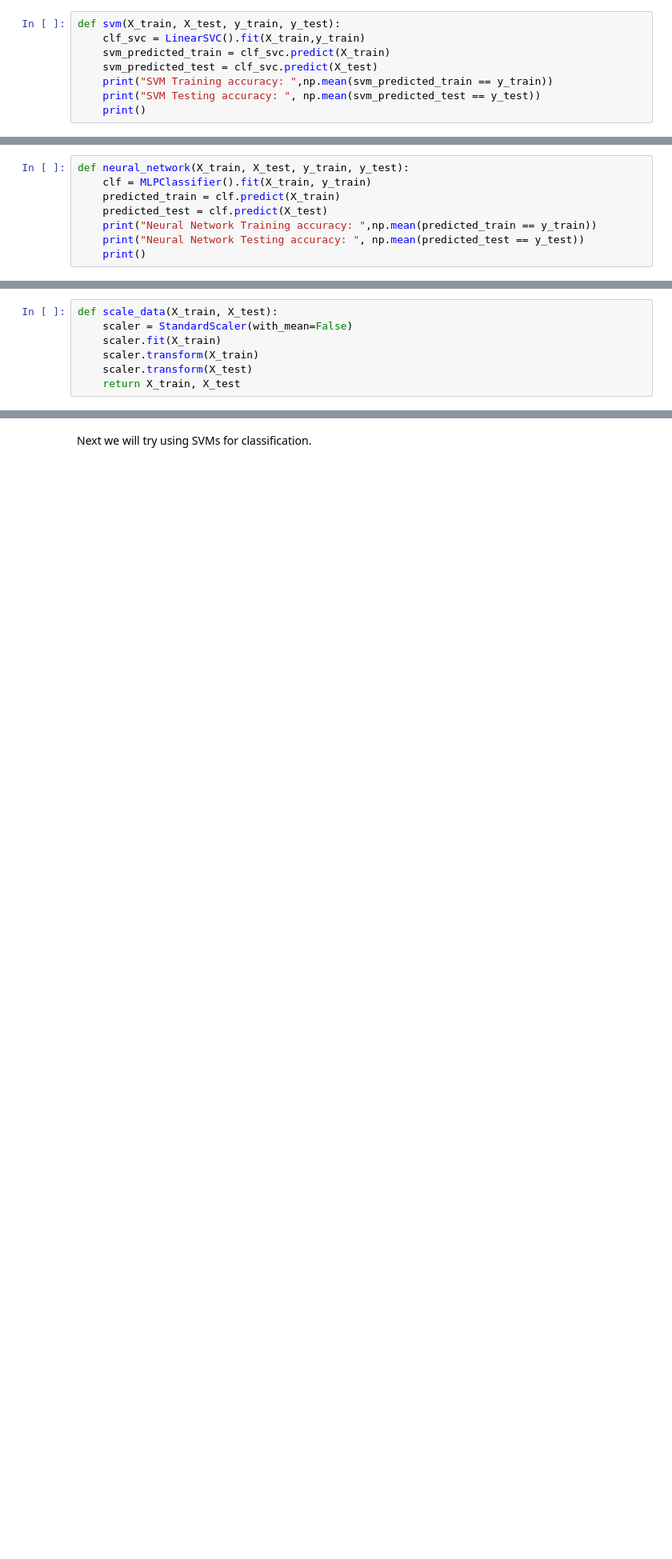
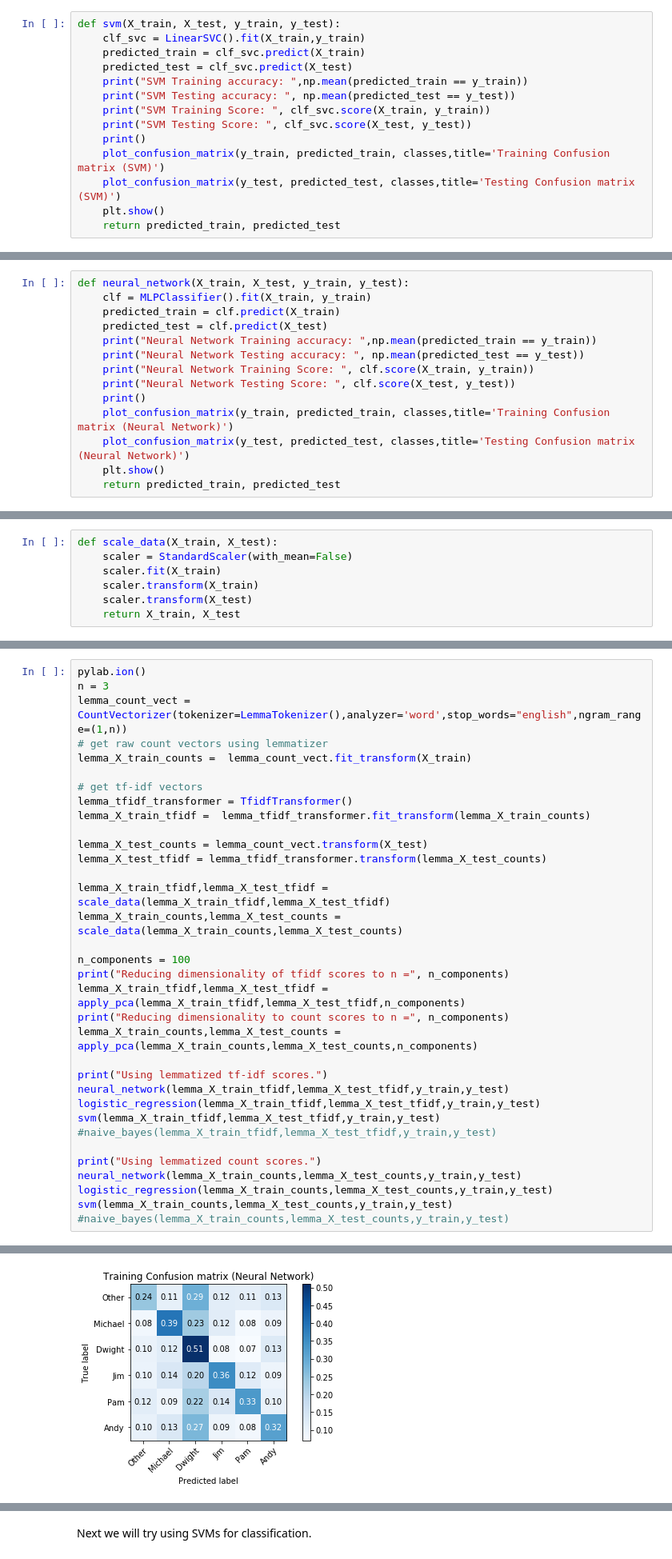
Before and after one commit to lsouth/thats-what-she-said, a Jupyter notebook: TheOfficeClassifier.ipynb, the cells around one changed output, grey strips where cells are left out. Shown at 80% size. Drawn from its saved outputs; the diff is of its cells as text; blank space fills up the shorter version.

```diff
--- a/TheOfficeClassifier.ipynb
+++ b/TheOfficeClassifier.ipynb
@@ -89,11 +135,17 @@ def logistic_regression(X_train, X_test, y_train, y_test):
 # %%
 def svm(X_train, X_test, y_train, y_test):
     clf_svc = LinearSVC().fit(X_train,y_train)
-    svm_predicted_train = clf_svc.predict(X_train)
-    svm_predicted_test = clf_svc.predict(X_test)
-    print("SVM Training accuracy: ",np.mean(svm_predicted_train == y_train))
-    print("SVM Testing accuracy: ", np.mean(svm_predicted_test == y_test))
+    predicted_train = clf_svc.predict(X_train)
+    predicted_test = clf_svc.predict(X_test)
+    print("SVM Training accuracy: ",np.mean(predicted_train == y_train))
+    print("SVM Testing accuracy: ", np.mean(predicted_test == y_test))
+    print("SVM Training Score: ", clf_svc.score(X_train, y_train))
+    print("SVM Testing Score: ", clf_svc.score(X_test, y_test))
     print()
+    plot_confusion_matrix(y_train, predicted_train, classes,title='Training Confusion matrix (SVM)')
+    plot_confusion_matrix(y_test, predicted_test, classes,title='Testing Confusion matrix (SVM)')
+    plt.show()
+    return predicted_train, predicted_test
 # %%
 def naive_bayes(X_train, X_test, y_train, y_test):
     clf = MultinomialNB().fit(X_train, y_train)
@@ -109,4 +167,10 @@ def neural_network(X_train, X_test, y_train, y_test):
     predicted_test = clf.predict(X_test)
     print("Neural Network Training accuracy: ",np.mean(predicted_train == y_train))
     print("Neural Network Testing accuracy: ", np.mean(predicted_test == y_test))
+    print("Neural Network Training Score: ", clf.score(X_train, y_train))
+    print("Neural Network Testing Score: ", clf.score(X_test, y_test))
     print()
+    plot_confusion_matrix(y_train, predicted_train, classes,title='Training Confusion matrix (Neural Network)')
+    plot_confusion_matrix(y_test, predicted_test, classes,title='Testing Confusion matrix (Neural Network)')
+    plt.show()
+    return predicted_train, predicted_test
@@ -186,0 +268,35 @@ Naive Bayes Testing accuracy:  0.24261392088132197
+# %%
+pylab.ion()
+n = 3
+lemma_count_vect = CountVectorizer(tokenizer=LemmaTokenizer(),analyzer='word',stop_words="english",ngram_range=(1,n))
+# get raw count vectors using lemmatizer
+lemma_X_train_counts =  lemma_count_vect.fit_transform(X_train)
+
+# get tf-idf vectors
+lemma_tfidf_transformer = TfidfTransformer()
+lemma_X_train_tfidf =  lemma_tfidf_transformer.fit_transform(lemma_X_train_counts)
+
+lemma_X_test_counts = lemma_count_vect.transform(X_test)
+lemma_X_test_tfidf = lemma_tfidf_transformer.transform(lemma_X_test_counts)
+
+lemma_X_train_tfidf,lemma_X_test_tfidf = scale_data(lemma_X_train_tfidf,lemma_X_test_tfidf)
+lemma_X_train_counts,lemma_X_test_counts = scale_data(lemma_X_train_counts,lemma_X_test_counts)
+
+n_components = 100
+print("Reducing dimensionality of tfidf scores to n =", n_components)
+lemma_X_train_tfidf,lemma_X_test_tfidf = apply_pca(lemma_X_train_tfidf,lemma_X_test_tfidf,n_components)
+print("Reducing dimensionality to count scores to n =", n_components)
+lemma_X_train_counts,lemma_X_test_counts = apply_pca(lemma_X_train_counts,lemma_X_test_counts,n_components)
+
+print("Using lemmatized tf-idf scores.")
+neural_network(lemma_X_train_tfidf,lemma_X_test_tfidf,y_train,y_test)
+logistic_regression(lemma_X_train_tfidf,lemma_X_test_tfidf,y_train,y_test)
+svm(lemma_X_train_tfidf,lemma_X_test_tfidf,y_train,y_test)
+#naive_bayes(lemma_X_train_tfidf,lemma_X_test_tfidf,y_train,y_test)
+
+print("Using lemmatized count scores.")
+neural_network(lemma_X_train_counts,lemma_X_test_counts,y_train,y_test)
+logistic_regression(lemma_X_train_counts,lemma_X_test_counts,y_train,y_test)
+svm(lemma_X_train_counts,lemma_X_test_counts,y_train,y_test)
+#naive_bayes(lemma_X_train_counts,lemma_X_test_counts,y_train,y_test)
+# %% [output]
@@ -186,0 +313 @@ Naive Bayes Testing accuracy:  0.24261392088132197
+[figure, added]
```
Also changed, not shown: parts of 23 cells of this notebook.
